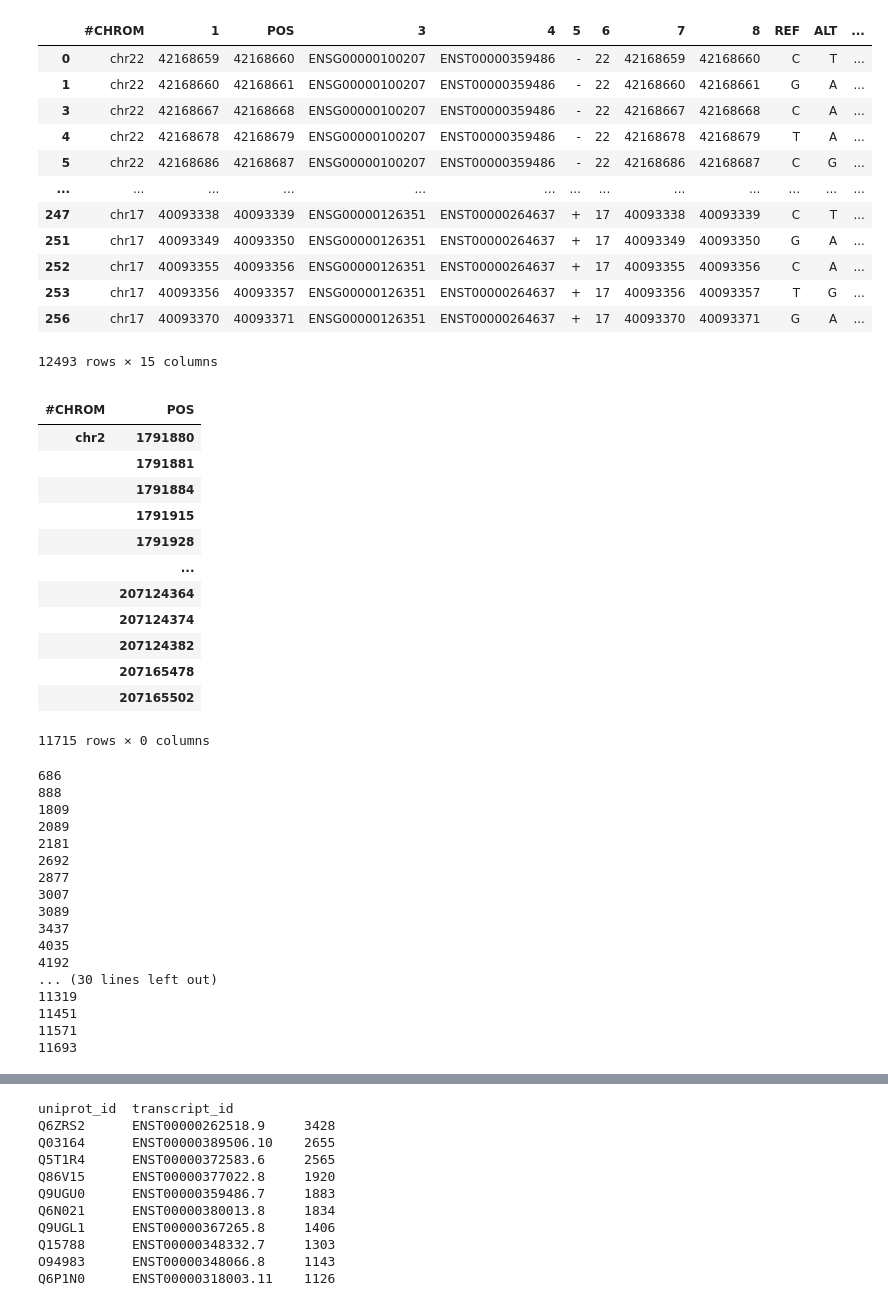
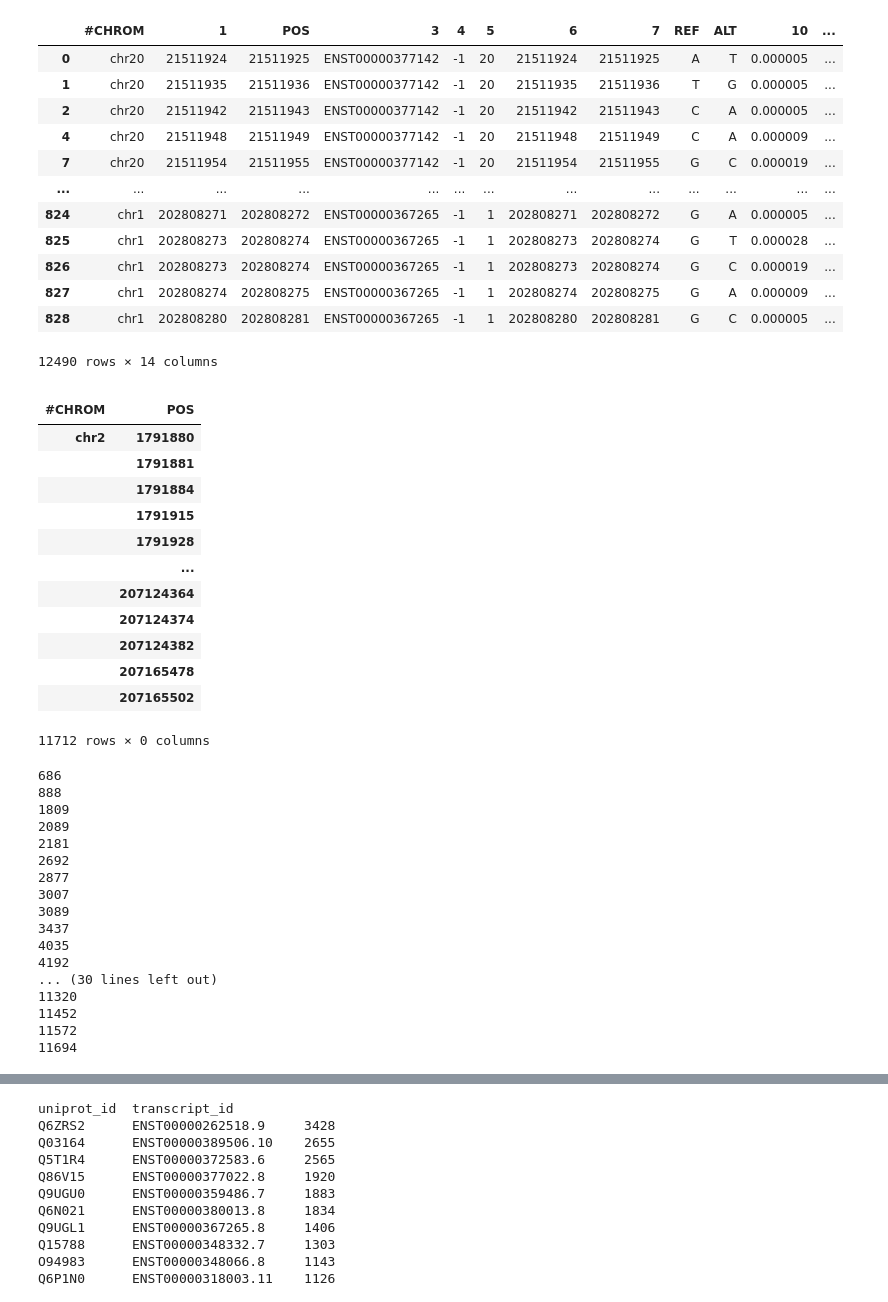
Before and after one commit to sanjanakotha/SFARI, a Jupyter notebook: notebooks/AlphaMissense Pathogenicity Preds - V2.ipynb, the cells around one changed output, grey strips where cells are left out. Drawn from its saved outputs; the diff is of its cells as text; code cells hidden in the pictures.

```diff
--- a/notebooks/AlphaMissense Pathogenicity Preds - V2.ipynb
+++ b/notebooks/AlphaMissense Pathogenicity Preds - V2.ipynb
@@ -32,0 +39,4 @@ TFs
+# %%
+SFARI_TF_enst = set(pd.read_csv("../soto_analysis/outputs/TFs_table_proteins.txt", sep = "\t")["ENST"])
+TFs = set(TFs) & SFARI_TF_enst
+TFs # Only SFARI TFs
@@ -34,5 +62,9 @@ TFs
 all_tf_var_dfs = []
 
 for TF in TFs:
-    tf_vars = pd.read_csv("../soto_analysis/outputs/mutations/cds_expanded_iWES_v2_variants_snv_classified/" + TF + ".bed", sep = "\t", header = None)
-    all_tf_var_dfs.append(tf_vars)
+    if "ENST" in TF:
+        print(TF)
+        tf_vars = pd.read_csv("../soto_analysis/outputs/mutations/cds_expanded_iWES_v2_variants_snv_classified/" + TF + ".bed", sep = "\t", header = None)
+        if len(tf_vars) == 0:
+            display(tf_vars)
+        all_tf_var_dfs.append(tf_vars)
@@ -39,27 +89,27 @@ for TF in TFs:
 # %%
 all_tf_vars = pd.concat(all_tf_var_dfs)
 all_tf_vars = all_tf_vars.rename(columns = {0 :"#CHROM",
                                            2: "POS",
-                                           9: "REF",
-                                           10: "ALT"})
+                                           8: "REF",
+                                           9: "ALT"})
 all_tf_vars["POS"] = all_tf_vars["POS"].astype(int)
 all_tf_vars["#CHROM"] = "chr" + all_tf_vars["#CHROM"].astype(str)
-all_tf_vars = all_tf_vars[all_tf_vars[14] == "No-Syn"]
+all_tf_vars = all_tf_vars[all_tf_vars[13] == "No-Syn"]
 all_tf_vars
 # %% [output]
-|  | #CHROM | 1 | POS | 3 | 4 | 5 | 6 | 7 | 8 | REF | ALT | ... |
-| 0 | chr22 | 42168659 | 42168660 | ENSG00000100207 | ENST00000359486 | - | 22 | 42168659 | 42168660 | C | T | ... |
-| 1 | chr22 | 42168660 | 42168661 | ENSG00000100207 | ENST00000359486 | - | 22 | 42168660 | 42168661 | G | A | ... |
-| 3 | chr22 | 42168667 | 42168668 | ENSG00000100207 | ENST00000359486 | - | 22 | 42168667 | 42168668 | C | A | ... |
-| 4 | chr22 | 42168678 | 42168679 | ENSG00000100207 | ENST00000359486 | - | 22 | 42168678 | 42168679 | T | A | ... |
-| 5 | chr22 | 42168686 | 42168687 | ENSG00000100207 | ENST00000359486 | - | 22 | 42168686 | 42168687 | C | G | ... |
+|  | #CHROM | 1 | POS | 3 | 4 | 5 | 6 | 7 | REF | ALT | 10 | ... |
+| 0 | chr20 | 21511924 | 21511925 | ENST00000377142 | -1 | 20 | 21511924 | 21511925 | A | T | 0.000005 | ... |
+| 1 | chr20 | 21511935 | 21511936 | ENST00000377142 | -1 | 20 | 21511935 | 21511936 | T | G | 0.000005 | ... |
+| 2 | chr20 | 21511942 | 21511943 | ENST00000377142 | -1 | 20 | 21511942 | 21511943 | C | A | 0.000005 | ... |
+| 4 | chr20 | 21511948 | 21511949 | ENST00000377142 | -1 | 20 | 21511948 | 21511949 | C | A | 0.000009 | ... |
+| 7 | chr20 | 21511954 | 21511955 | ENST00000377142 | -1 | 20 | 21511954 | 21511955 | G | C | 0.000019 | ... |
 | ... | ... | ... | ... | ... | ... | ... | ... | ... | ... | ... | ... | ... |
-| 247 | chr17 | 40093338 | 40093339 | ENSG00000126351 | ENST00000264637 | + | 17 | 40093338 | 40093339 | C | T | ... |
-| 251 | chr17 | 40093349 | 40093350 | ENSG00000126351 | ENST00000264637 | + | 17 | 40093349 | 40093350 | G | A | ... |
-| 252 | chr17 | 40093355 | 40093356 | ENSG00000126351 | ENST00000264637 | + | 17 | 40093355 | 40093356 | C | A | ... |
-| 253 | chr17 | 40093356 | 40093357 | ENSG00000126351 | ENST00000264637 | + | 17 | 40093356 | 40093357 | T | G | ... |
-| 256 | chr17 | 40093370 | 40093371 | ENSG00000126351 | ENST00000264637 | + | 17 | 40093370 | 40093371 | G | A | ... |
+| 824 | chr1 | 202808271 | 202808272 | ENST00000367265 | -1 | 1 | 202808271 | 202808272 | G | A | 0.000005 | ... |
+| 825 | chr1 | 202808273 | 202808274 | ENST00000367265 | -1 | 1 | 202808273 | 202808274 | G | T | 0.000028 | ... |
+| 826 | chr1 | 202808273 | 202808274 | ENST00000367265 | -1 | 1 | 202808273 | 202808274 | G | C | 0.000019 | ... |
+| 827 | chr1 | 202808274 | 202808275 | ENST00000367265 | -1 | 1 | 202808274 | 202808275 | G | A | 0.000009 | ... |
+| 828 | chr1 | 202808280 | 202808281 | ENST00000367265 | -1 | 1 | 202808280 | 202808281 | G | C | 0.000005 | ... |
-12493 rows × 15 columns
+12490 rows × 14 columns
 # %%
 all_tf_vars_coords = all_tf_vars[["#CHROM", "POS"]]
 all_tf_vars_coords = all_tf_vars_coords.drop_duplicates()
@@ -81,7 +131,7 @@ all_tf_vars_coords
 |  | 207124382 |
 |  | 207165478 |
 |  | 207165502 |
-11715 rows × 0 columns
+11712 rows × 0 columns
 # %%
 chunksize = 100000
 am_output = pd.DataFrame()
@@ -110,10 +160,10 @@ for chunk in pd.read_csv(alpha_m, sep='\t', chunksize=chunksize, header = 3):
 4035
 4192
 ... (30 lines left out)
-11319
-11451
-11571
-11693
+11320
+11452
+11572
+11694
 # %%
 am_output = am_output.reset_index()
 am_output
```
Also changed, not shown: parts of 36 cells of this notebook, 10 other files.
